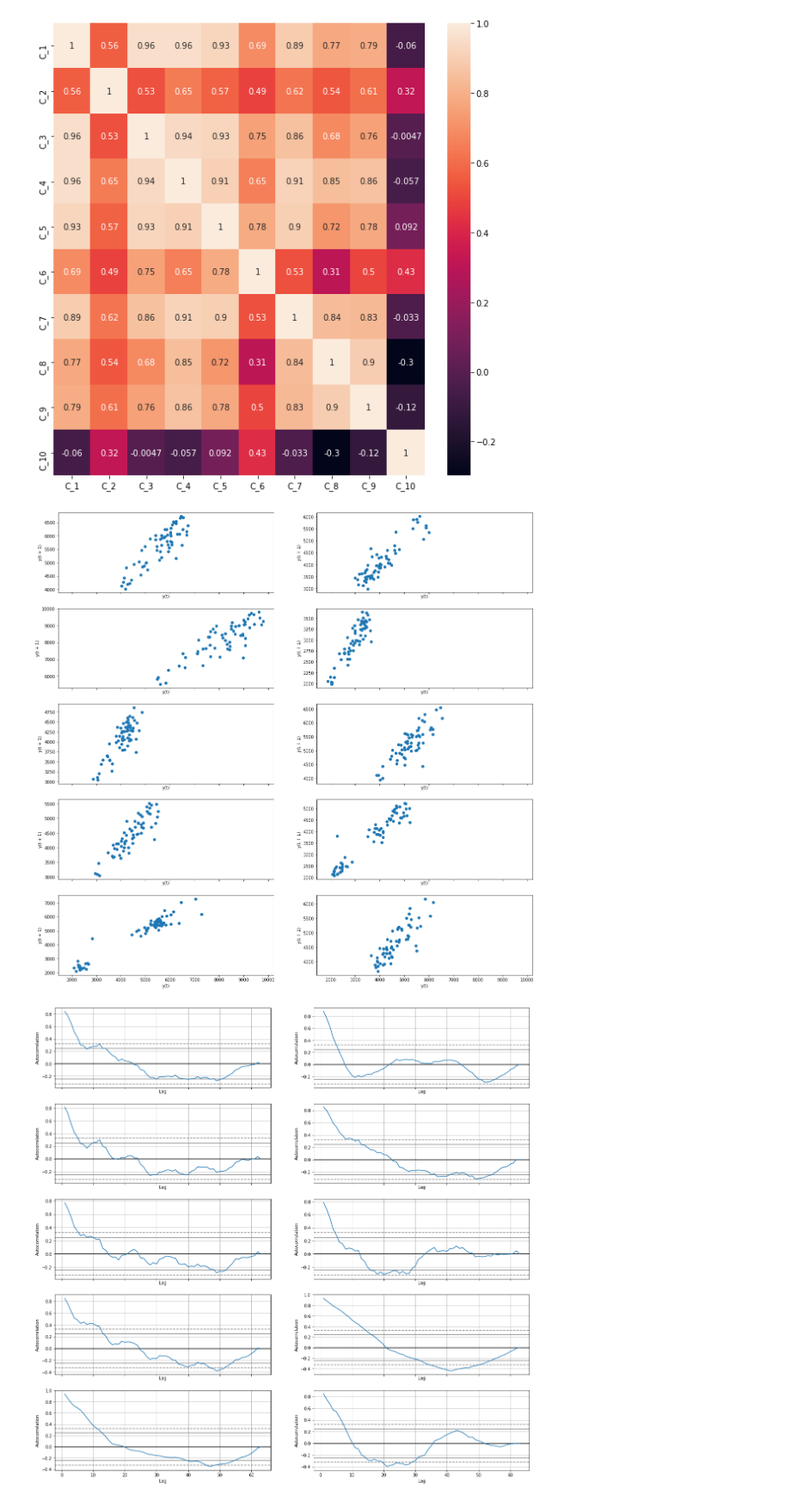
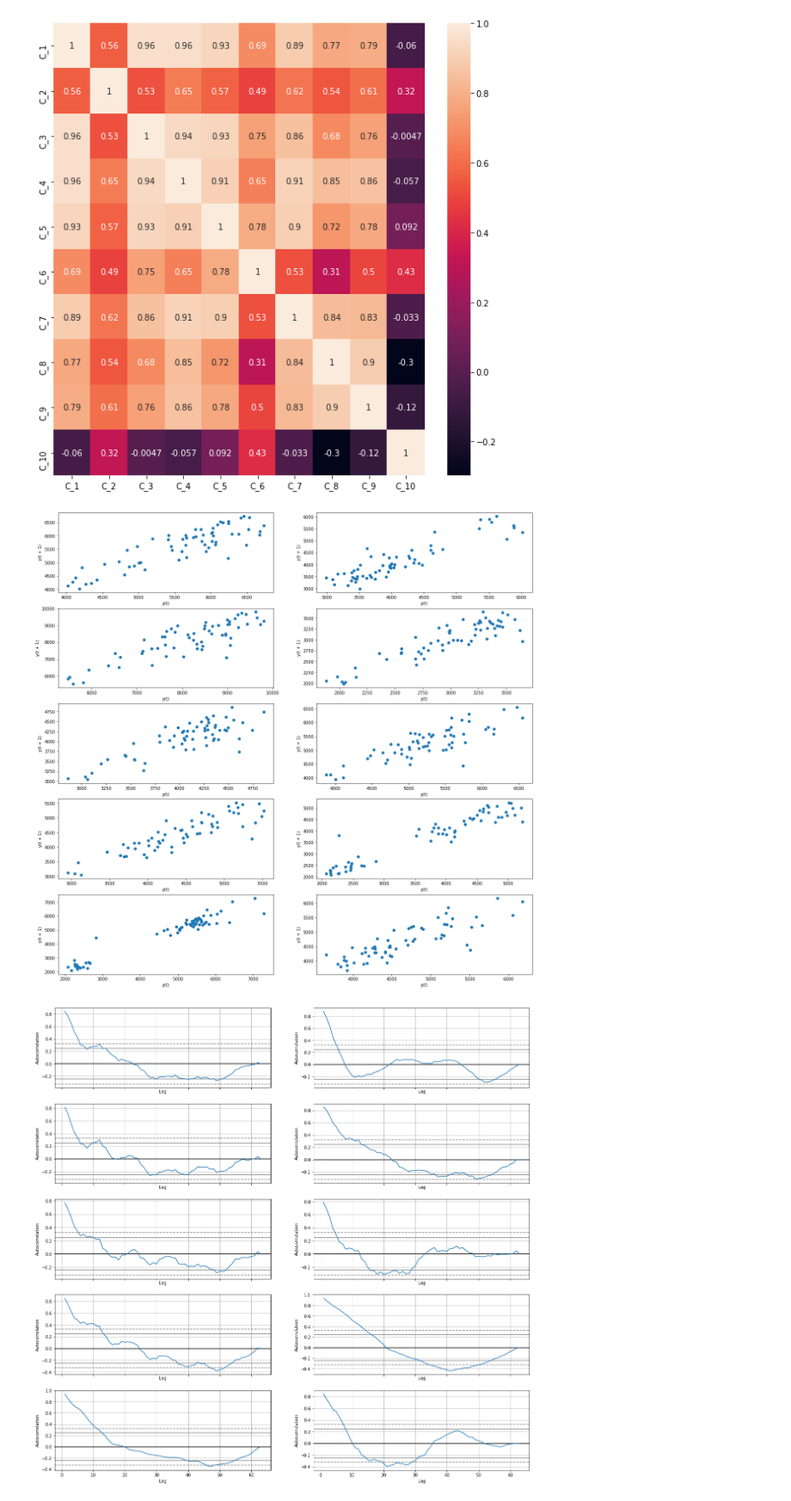
Before and after one commit to Mounji-Salma/Forecasting_App, a Jupyter notebook: data exploration.ipynb, the cells around one changed output. Shown at 86% size. Drawn from its saved outputs; the diff is of its cells as text; code cells hidden in the pictures.

```diff
--- a/data exploration.ipynb
+++ b/data exploration.ipynb
@@ -188,12 +188,12 @@ from pandas.plotting import lag_plot
 from pandas.plotting import autocorrelation_plot
 from statsmodels.graphics.tsaplots import plot_pacf
 # %%
-fig, axes = plt.subplots(5, 2, figsize=(20, 20), sharex=True)
+fig, axes = plt.subplots(5, 2, figsize=(20, 20))
 axes = axes.flatten()
 for name, ax in zip(sales.columns, axes):
     lag_plot(sales[name], ax=ax)
 # %% [output]
-[figure, old version]
+[figure, new version]
 # %%
 fig, axes = plt.subplots(5, 2, figsize=(20, 20), sharex=True)
 axes = axes.flatten()
```
